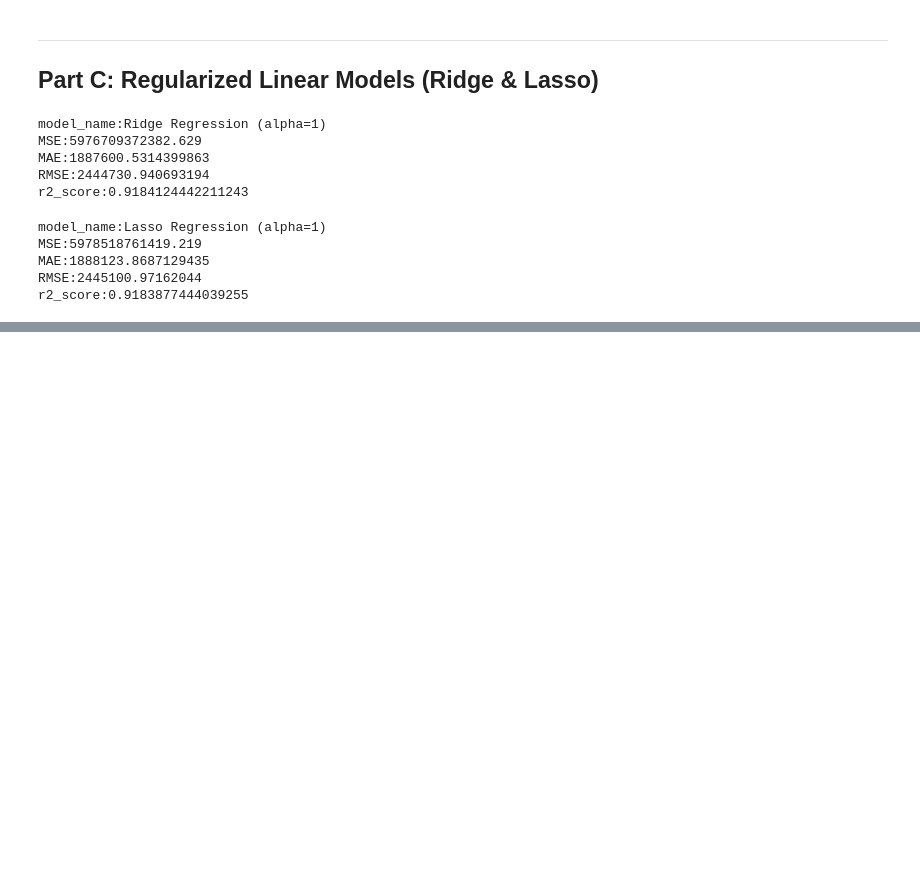
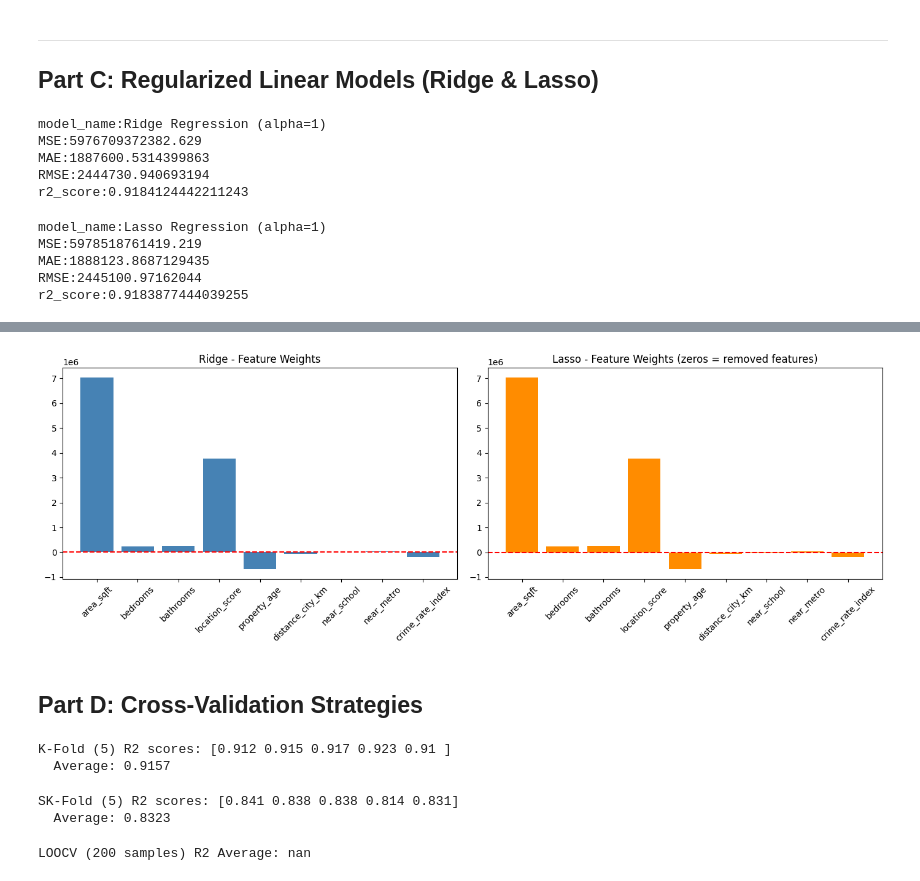
Before and after one commit to Maitrak-2661/Supervised-Learning, a Jupyter notebook: PR2/robust_regression_engine.ipynb, the cells around one changed output, grey strips where cells are left out. Drawn from its saved outputs; the diff is of its cells as text; code cells hidden in the pictures; blank space fills up the shorter version.

```diff
--- a/PR2/robust_regression_engine.ipynb
+++ b/PR2/robust_regression_engine.ipynb
@@ -164,3 +165,14 @@ MSE:5978518761419.219
 MAE:1888123.8687129435
 RMSE:2445100.97162044
 r2_score:0.9183877444039255
+# %%
+# Task 11: Find the BEST alpha automatically using Cross-Validation
+alphas_to_try = [0.001, 0.01, 0.1, 1, 10, 100, 1000]
+
+ridge_cv = RidgeCV(alphas=alphas_to_try, cv=5)
+ridge_cv.fit(X_train_scaled, y_train)
+print("Best alpha for Ridge:", ridge_cv.alpha_)
+
+lasso_cv = LassoCV(alphas=alphas_to_try, cv=5, max_iter=10000)
+lasso_cv.fit(X_train_scaled, y_train)
+print("Best alpha for Lasso:", lasso_cv.alpha_)
@@ -166,0 +201,7 @@ r2_score:0.9183877444039255
+# %%
+coef_table = pd.DataFrame({
+    'Feature'    : X.columns,
+    'Ridge Coef' : ridge_cv.coef_,
+    'Lasso Coef' : lasso_cv.coef_
+})
+print(coef_table)
@@ -166,0 +219,20 @@ r2_score:0.9183877444039255
+# %%
+fig, (ax1, ax2) = plt.subplots(1, 2, figsize=(14, 5))
+
+ax1.bar(coef_table['Feature'], coef_table['Ridge Coef'], color='steelblue')
+ax1.set_title('Ridge - Feature Weights')
+ax1.axhline(0, color='red', linestyle='--')
+ax1.tick_params(axis='x', rotation=45)
+
+ax2.bar(coef_table['Feature'], coef_table['Lasso Coef'], color='darkorange')
+ax2.set_title('Lasso - Feature Weights (zeros = removed features)')
+ax2.axhline(0, color='red', linestyle='--')
+ax2.tick_params(axis='x', rotation=45)
+
+plt.tight_layout()
+plt.savefig('ridge_vs_lasso.png', dpi=300, bbox_inches='tight')
+plt.show()
+# %% [output]
+[figure, added]
+# %% [markdown]
+## Part D: Cross-Validation Strategies
@@ -166,0 +243,35 @@ r2_score:0.9183877444039255
+# %%
+# k-fold cv
+
+kf = KFold(n_splits=5, shuffle=True, random_state=18)
+scores = cross_val_score(model_for_cv, X_train_scaled, y_train, cv=kf, scoring='r2')
+print("K-Fold (5) R2 scores:", scores.round(3))
+print("  Average:", round(scores.mean(), 4))
+cv_summary.append({'Strategy': 'K-Fold (K=5)', 'Avg R2': scores.mean()})
+# %% [output]
+K-Fold (5) R2 scores: [0.912 0.915 0.917 0.923 0.91 ]
+  Average: 0.9157
+# %%
+# stratified k-fold cv
+# We need to bin house prices into groups for stratification
+
+y_bins = pd.qcut(y_train, q=5, labels=False)
+skf = StratifiedKFold(n_splits=5, shuffle=True, random_state=18)
+scores = cross_val_score(model_for_cv, X_train_scaled, y_bins, cv=skf, scoring='r2')
+print("SK-Fold (5) R2 scores:", scores.round(3))
+print("  Average:", round(scores.mean(), 4))
+cv_summary.append({'Strategy': 'SK-Fold (K=5)', 'Avg R2': scores.mean()})
+# %% [output]
+SK-Fold (5) R2 scores: [0.841 0.838 0.838 0.814 0.831]
+  Average: 0.8323
+# %%
+#LOOCV - very slow on large data, so use only 200 rows
+loo = LeaveOneOut()
+X_small = X_train_scaled[:200]
+y_small = y_train.values[:200]
+
+scores = cross_val_score(model_for_cv, X_small, y_small, cv=loo, scoring='r2')
+print("LOOCV (200 samples) R2 Average:", round(scores.mean(), 4))
+cv_summary.append({'Strategy': 'LOOCV (n=200)', 'Avg R2': scores.mean()})
+# %% [output]
+LOOCV (200 samples) R2 Average: nan
```
Also changed, not shown: parts of 26 cells of this notebook, 3 other files.
